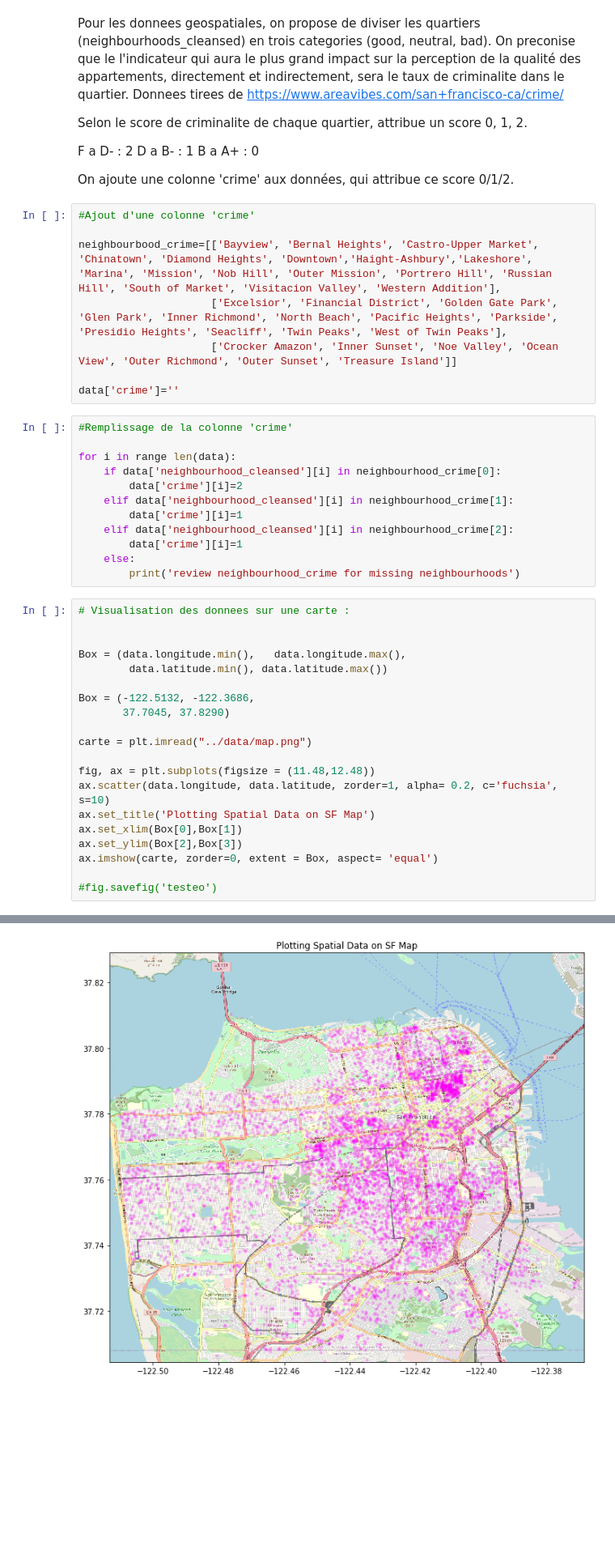
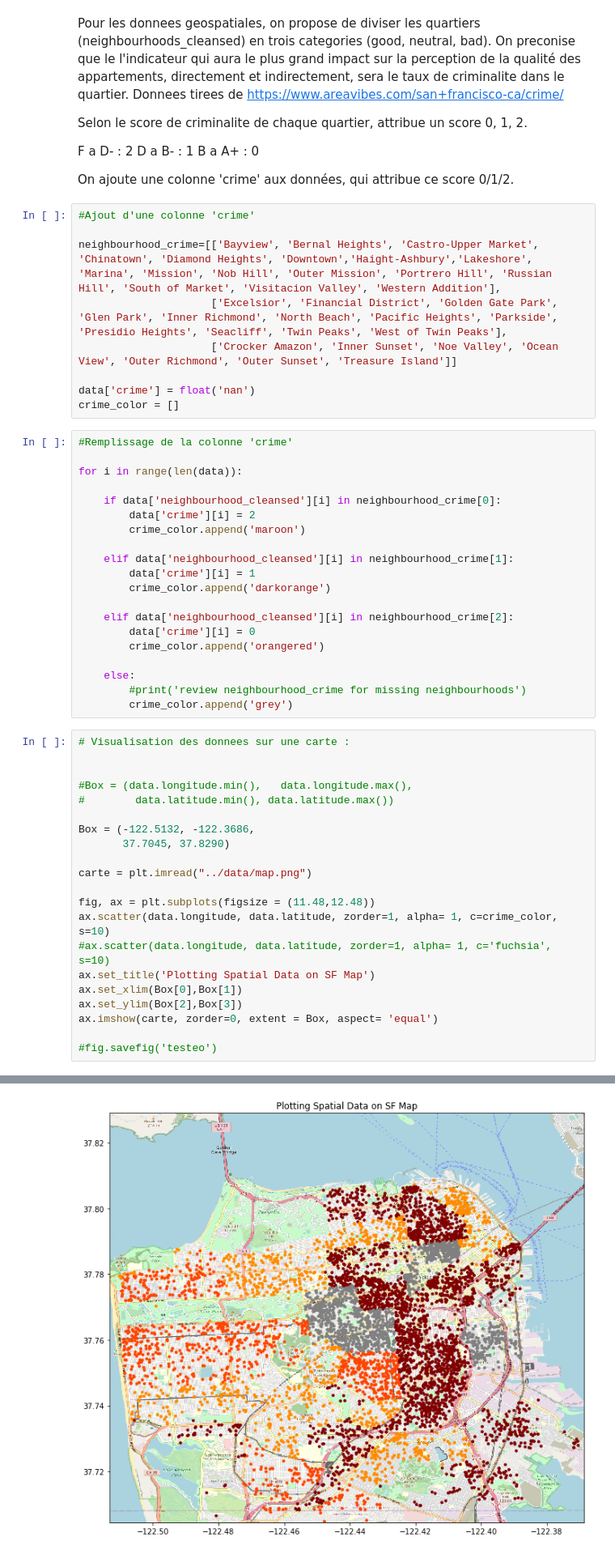
Before and after one commit to glauda/IND6212, a Jupyter notebook: notebooks/Models.ipynb, the cells around one changed output, grey strips where cells are left out. Shown at 81% size. Cells and saved outputs as stored; diff of their text form; blank space fills up the shorter version.

Commit message:
add color to map

```diff
--- a/notebooks/Models.ipynb
+++ b/notebooks/Models.ipynb
@@ -72,46 +72,56 @@ On ajoute une colonne 'crime' aux données, qui attribue ce score 0/1/2.
 # %%
 #Ajout d'une colonne 'crime'
 
-neighbourbood_crime=[['Bayview', 'Bernal Heights', 'Castro-Upper Market', 'Chinatown', 'Diamond Heights', 'Downtown','Haight-Ashbury','Lakeshore', 'Marina', 'Mission', 'Nob Hill', 'Outer Mission', 'Portrero Hill', 'Russian Hill', 'South of Market', 'Visitacion Valley', 'Western Addition'],
+neighbourhood_crime=[['Bayview', 'Bernal Heights', 'Castro-Upper Market', 'Chinatown', 'Diamond Heights', 'Downtown','Haight-Ashbury','Lakeshore', 'Marina', 'Mission', 'Nob Hill', 'Outer Mission', 'Portrero Hill', 'Russian Hill', 'South of Market', 'Visitacion Valley', 'Western Addition'],
                      ['Excelsior', 'Financial District', 'Golden Gate Park', 'Glen Park', 'Inner Richmond', 'North Beach', 'Pacific Heights', 'Parkside', 'Presidio Heights', 'Seacliff', 'Twin Peaks', 'West of Twin Peaks'],
                      ['Crocker Amazon', 'Inner Sunset', 'Noe Valley', 'Ocean View', 'Outer Richmond', 'Outer Sunset', 'Treasure Island']]
 
-data['crime']=''
+data['crime'] = float('nan')
+crime_color = []
 # %%
 #Remplissage de la colonne 'crime'
 
-for i in range len(data):
+for i in range(len(data)):
+
     if data['neighbourhood_cleansed'][i] in neighbourhood_crime[0]:
-        data['crime'][i]=2
+        data['crime'][i] = 2
+        crime_color.append('maroon')
+
     elif data['neighbourhood_cleansed'][i] in neighbourhood_crime[1]:
-        data['crime'][i]=1
+        data['crime'][i] = 1
+        crime_color.append('darkorange')
+
     elif data['neighbourhood_cleansed'][i] in neighbourhood_crime[2]:
-        data['crime'][i]=1
+        data['crime'][i] = 0
+        crime_color.append('orangered')
+
     else:
-        print('review neighbourhood_crime for missing neighbourhoods')
+        #print('review neighbourhood_crime for missing neighbourhoods')
+        crime_color.append('grey')
 # %%
 # Visualisation des donnees sur une carte :
 
 
-Box = (data.longitude.min(),   data.longitude.max(),
-        data.latitude.min(), data.latitude.max())
+#Box = (data.longitude.min(),   data.longitude.max(),
+#        data.latitude.min(), data.latitude.max())
 
 Box = (-122.5132, -122.3686,
        37.7045, 37.8290)
 
 carte = plt.imread("../data/map.png")
 
 fig, ax = plt.subplots(figsize = (11.48,12.48))
-ax.scatter(data.longitude, data.latitude, zorder=1, alpha= 0.2, c='fuchsia', s=10)
+ax.scatter(data.longitude, data.latitude, zorder=1, alpha= 1, c=crime_color, s=10)
+#ax.scatter(data.longitude, data.latitude, zorder=1, alpha= 1, c='fuchsia', s=10)
 ax.set_title('Plotting Spatial Data on SF Map')
 ax.set_xlim(Box[0],Box[1])
 ax.set_ylim(Box[2],Box[3])
 ax.imshow(carte, zorder=0, extent = Box, aspect= 'equal')
 
 #fig.savefig('testeo')
 # %% [output]
 <matplotlib.image.AxesImage at 0x...>
-[figure, old version]
+[figure, new version]
 # %% [markdown]
 ## 1.3 Traitement des variables categoriques
 # %%
```
Also changed, not shown: parts of 9 cells of this notebook, 7 other files.
